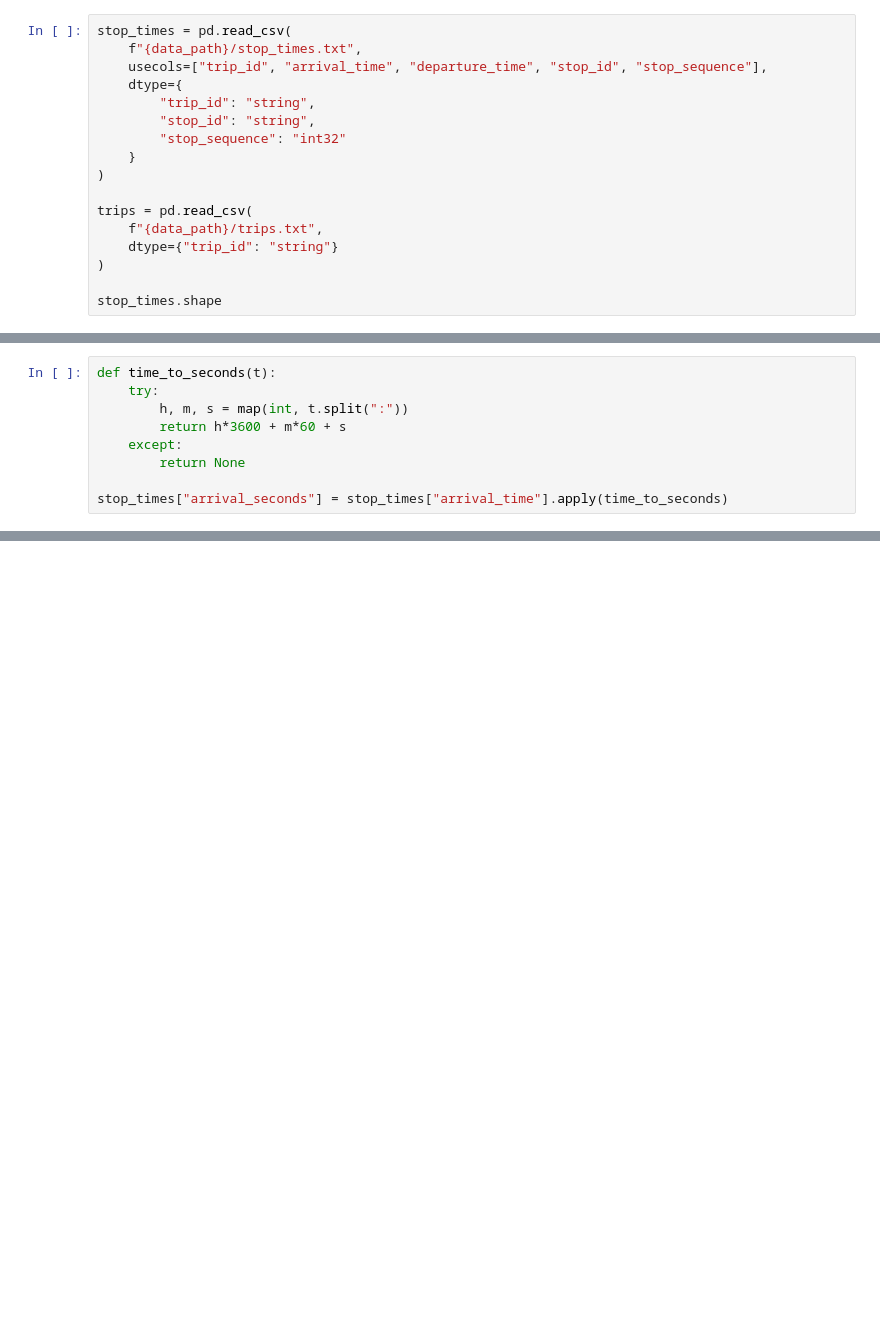
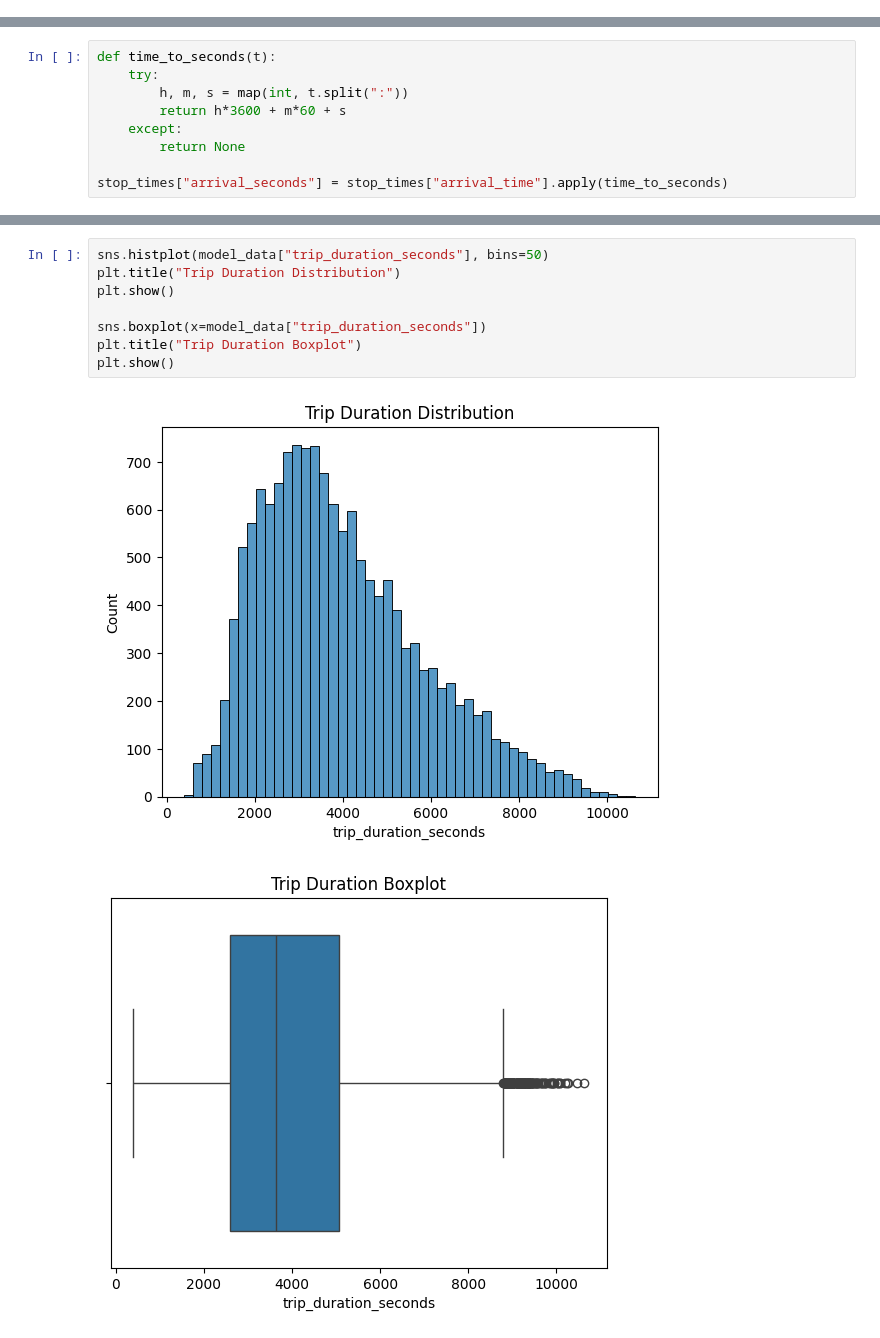
Before and after one commit to Felipe-Ulloa-CA/bus-eta-prediction, a Jupyter notebook: bus_eta_model_calibrated.ipynb, the cells around one changed output, grey strips where cells are left out. Saved outputs shown, nothing was run; the diff lists cells and outputs as text; blank space fills up the shorter version.

Commit message:
Final version – UC BERKELEY
Final version – Capstone improvements (EDA, feature engineering, model evaluation)

```diff
--- a/bus_eta_model_calibrated.ipynb
+++ b/bus_eta_model_calibrated.ipynb
@@ -68,17 +56,0 @@ Drive already mounted at /content/drive; to attempt to forcibly remount, call dr
-# %%
-stop_times = pd.read_csv(
-    f"{data_path}/stop_times.txt",
-    usecols=["trip_id", "arrival_time", "departure_time", "stop_id", "stop_sequence"],
-    dtype={
-        "trip_id": "string",
-        "stop_id": "string",
-        "stop_sequence": "int32"
-    }
-)
-
-trips = pd.read_csv(
-    f"{data_path}/trips.txt",
-    dtype={"trip_id": "string"}
-)
-
-stop_times.shape
@@ -412,0 +102,11 @@ This confirms that the modeling approach and feature engineering strategy are va
+# %%
+sns.histplot(model_data["trip_duration_seconds"], bins=50)
+plt.title("Trip Duration Distribution")
+plt.show()
+
+sns.boxplot(x=model_data["trip_duration_seconds"])
+plt.title("Trip Duration Boxplot")
+plt.show()
+# %% [output]
+[figure, added]
+[figure, added]
```
Also changed, not shown: parts of 52 cells of this notebook.
